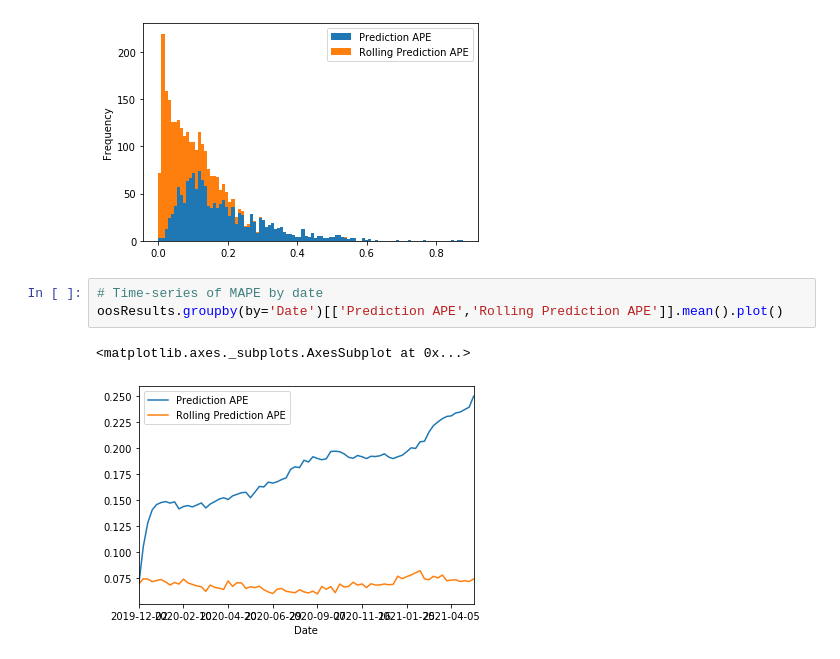
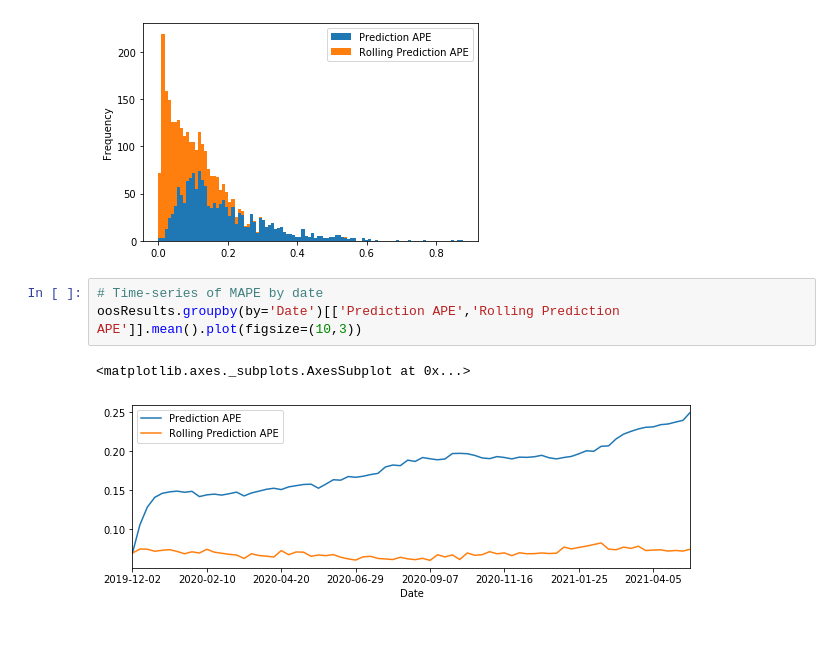
Before and after one commit to sparsha1644/HomePriceBeastNew, a Jupyter notebook: priceArimaModel.ipynb, the cells around one changed output. Saved outputs shown, nothing was run; the diff lists cells and outputs as text.

```diff
--- a/priceArimaModel.ipynb
+++ b/priceArimaModel.ipynb
@@ -383,7 +383,7 @@ aggByRegion = oosResults.groupby(by='region_id')[['Prediction APE','Rolling Pred
 [figure]
 # %%
 # Time-series of MAPE by date
-oosResults.groupby(by='Date')[['Prediction APE','Rolling Prediction APE']].mean().plot()
+oosResults.groupby(by='Date')[['Prediction APE','Rolling Prediction APE']].mean().plot(figsize=(10,3))
 # %% [output]
 <matplotlib.axes._subplots.AxesSubplot at 0x...>
-[figure, old version]
+[figure, new version]
```
